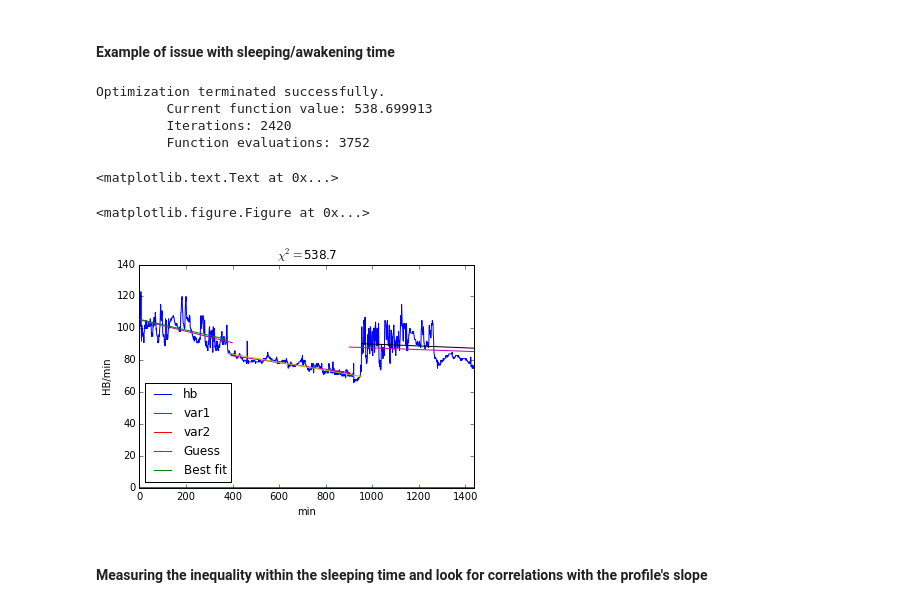
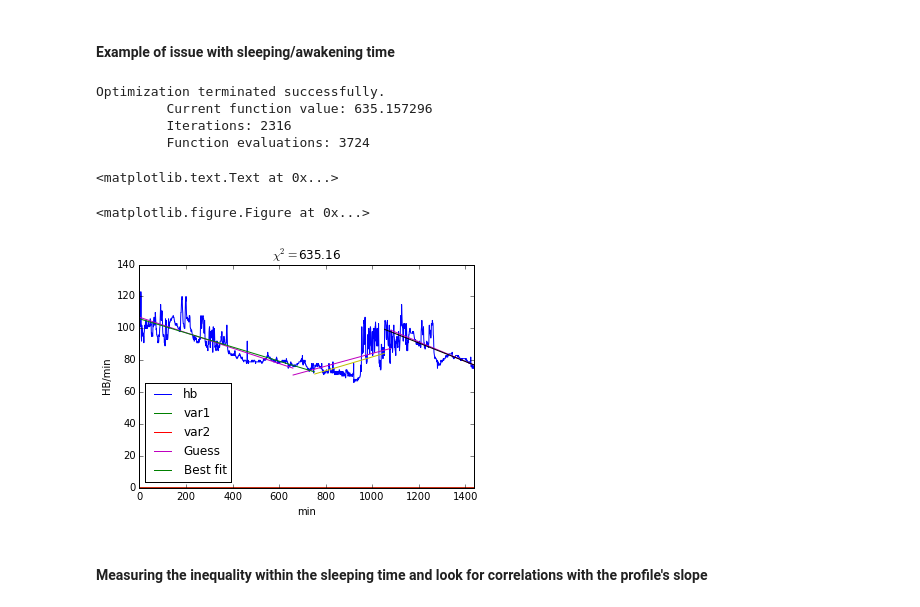
Before and after one commit to pastorenick/StressTest, a Jupyter notebook: Stress_analysis_fit.ipynb, the cells around one changed output. Drawn from its saved outputs; the diff is of its cells as text; code cells hidden in the pictures.

```diff
--- a/Stress_analysis_fit.ipynb
+++ b/Stress_analysis_fit.ipynb
@@ -35,9 +35,17 @@ def functLinesStep(inputPars, xr, numberLines): #Function with sequential lines
 # yy = functLinesStep(xx, [0, 0.5, -0.2, 0.1], [1,2,5.,-2], [250, 800, 1200])
 # plot(xx,yy)
 
-def measure_chi2_Lines(inputPars, xx, yy, numberLines):
+def measure_chi2_Lines(inputPars, xx, yy, numberLines,
+                       acc): # acc_sel is the selection of the accelerometer array within the two breaks
     yy_model = functLinesStep(inputPars, xx, numberLines)
     chi2 = Chi2(yy, yy_model)
+    # Penalization
+    sel_sleep = np.where((xx>inputPars[-2]) & (xx<=inputPars[-1]))
+    sel_awake = np.where((xx<=inputPars[-2]) | (xx>inputPars[-1]))
+    chi2 += (np.sum(acc[sel_sleep])+np.sum(acc[sel_awake])/3.)/100
+    #
+    if len(sel_sleep[0]) < 5.*60: # To prevent too short (<5 hrs) sleeping periods
+         chi2 = 1e9
     return chi2
 
 def Chi2(values, model, errors=nan):
@@ -208,10 +276,10 @@ outFile.close()
 DFtmp = dicDF['Fileset0_csv/KH2.csv']
 
     # Initial guesses
-xx, yy = np.array(DFtmp.index), np.array(DFtmp['hb'])
+xx, yy, acc = np.array(DFtmp.index), np.array(DFtmp['hb']), np.array(DFtmp['var1'])
 guessNightTime = [400, 900]
 
-#guessNightTime = [660, 1080]# Minutes of sleeping time (11pm-6am)
+guessNightTime = [660, 1080]# Minutes of sleeping time (11pm-6am)
 # This can be found more efficiently somehow else (e.g. rolling
 # Gini coefficient, accelerometer std, ...)
 
@@ -227,38 +295,38 @@ initialGuesses = ([values_line_1[0], values_line_2[0], values_line_3[0],  #m
                    guessNightTime[0], guessNightTime[1]]) #breaks
 numberLines = 3
 
     # Pearson's Chi^2 minimization with Nelder-Mead algorithm
 
 solution = optimize.minimize(measure_chi2_Lines,
                                 initialGuesses,
-                                args=(xx,yy, numberLines),
+                                args=(xx,yy, numberLines, acc),
                                 method='Nelder-Mead',
                                 options={'disp':True,
                                          'maxiter':1e5, 'maxfev':1e5,
                                         'xtol':1e-9})
 
 plt.ion()
 figure(1)
 plt.clf()
 DFtmp.plot()
 plot(xx[sel_1], xx[sel_1]*values_line_1[0]+values_line_1[1], c='m', label='Guess')
 plot(xx[sel_2], xx[sel_2]*values_line_2[0]+values_line_2[1], c='m')
 plot(xx[sel_3], xx[sel_3]*values_line_3[0]+values_line_3[1], c='m')
 
 [sel_1new, sel_2new, sel_3new] = retrieveSelection(xx, [solution.x[-2], solution.x[-1]])
 plot(xx[sel_1new], xx[sel_1new]*solution.x[0]+solution.x[3], c='g', label='Best fit')
 plot(xx[sel_2new], xx[sel_2new]*solution.x[1]+solution.x[4], c='y')
 plot(xx[sel_3new], xx[sel_3new]*solution.x[2]+solution.x[5], c='k')
 legend(loc=3)
 ylabel('HB/min'); xlabel('min'); title(r'$\chi^{2}=$'+str(round(solution.fun,2)))
 # %% [output]
 Optimization terminated successfully.
-         Current function value: 538.699913
-         Iterations: 2420
-         Function evaluations: 3752
+         Current function value: 635.157296
+         Iterations: 2316
+         Function evaluations: 3724
 <matplotlib.text.Text at 0x...>
 <matplotlib.figure.Figure at 0x...>
-[figure, old version]
+[figure, new version]
 # %% [markdown]
 #### Measuring the inequality within the sleeping time and look for correlations with the profile's slope
 # %%
```
Also changed, not shown: parts of 9 cells of this notebook, 11 other files.
